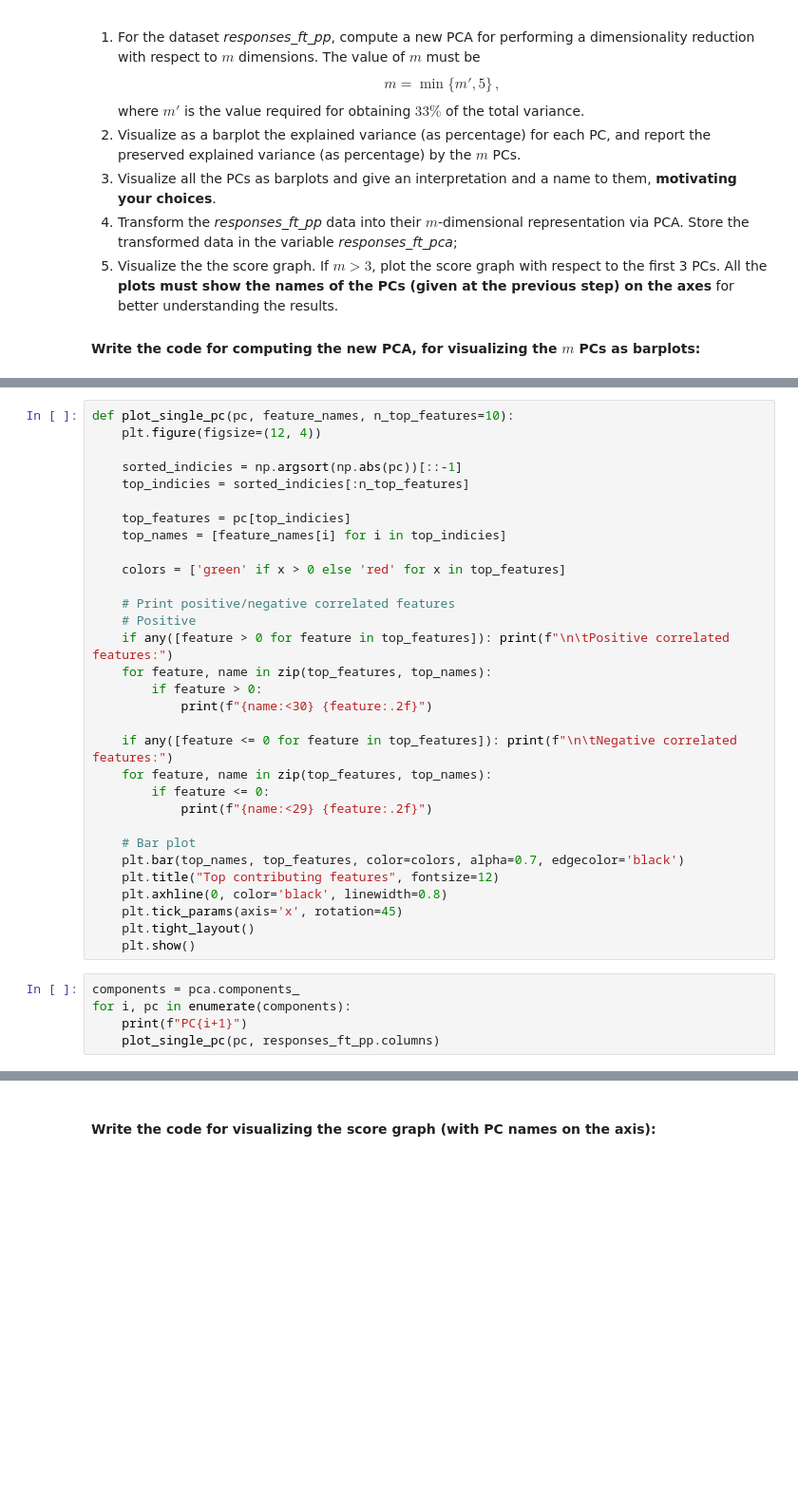
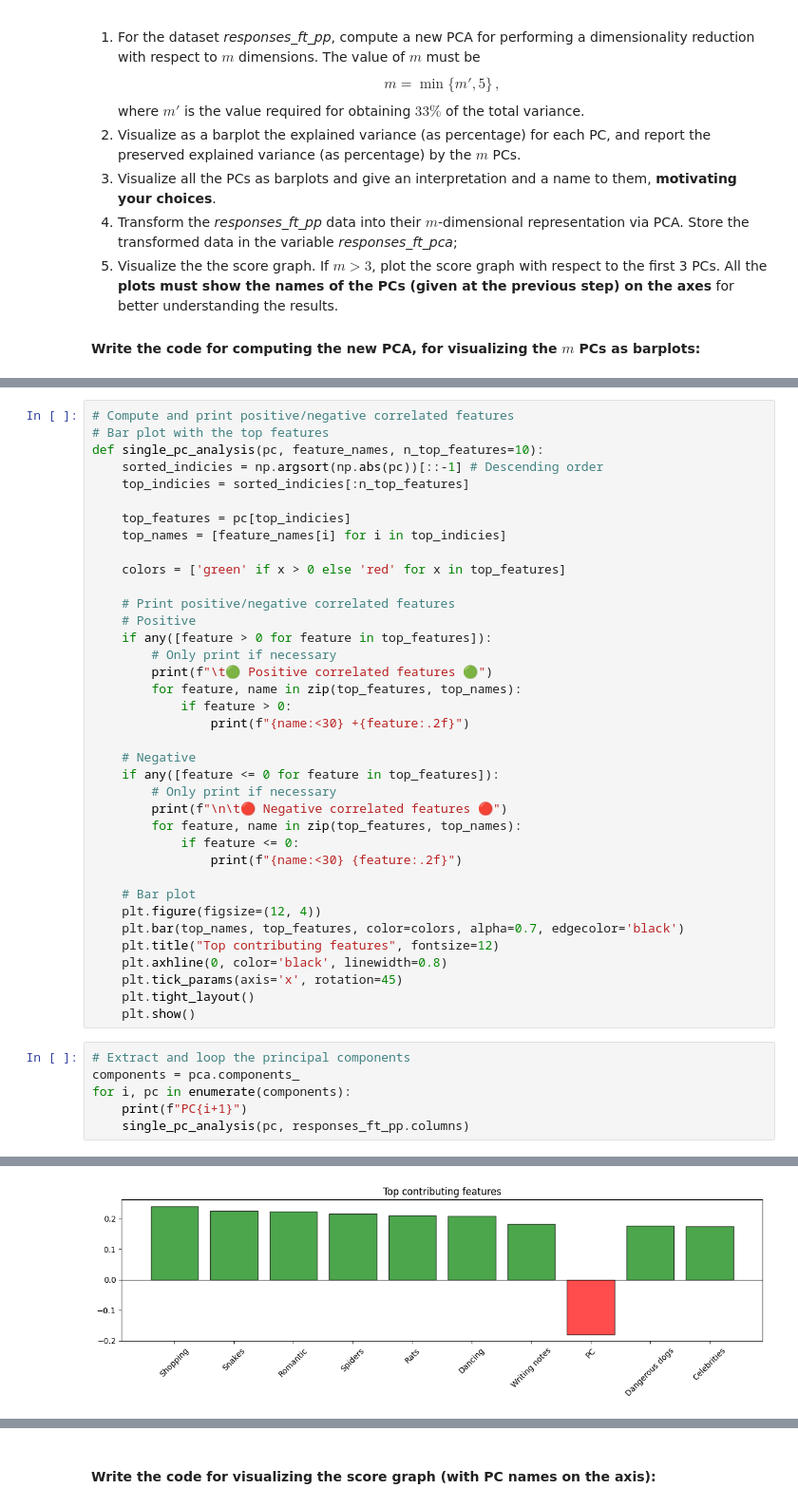
Before and after one commit to Ciovino/CLA-homework, a Jupyter notebook: PCA/HWpca_Tarantino.ipynb, the cells around one changed output, grey strips where cells are left out. Shown at 95% size. Saved outputs shown, nothing was run; the diff lists cells and outputs as text; blank space fills up the shorter version.

```diff
--- a/PCA/HWpca_Tarantino.ipynb
+++ b/PCA/HWpca_Tarantino.ipynb
@@ -367,8 +521,8 @@ plt.show()
 # %%
-def plot_single_pc(pc, feature_names, n_top_features=10):
-    plt.figure(figsize=(12, 4))
-
-    sorted_indicies = np.argsort(np.abs(pc))[::-1]
+# Compute and print positive/negative correlated features
+# Bar plot with the top features
+def single_pc_analysis(pc, feature_names, n_top_features=10):
+    sorted_indicies = np.argsort(np.abs(pc))[::-1] # Descending order
     top_indicies = sorted_indicies[:n_top_features]
 
     top_features = pc[top_indicies]
@@ -378,17 +532,23 @@ def plot_single_pc(pc, feature_names, n_top_features=10):
 
     # Print positive/negative correlated features
     # Positive
-    if any([feature > 0 for feature in top_features]): print(f"\n\tPositive correlated features:")
-    for feature, name in zip(top_features, top_names):
-        if feature > 0:
-            print(f"{name:<30} {feature:.2f}")
+    if any([feature > 0 for feature in top_features]):
+        # Only print if necessary
+        print(f"\t🟢 Positive correlated features 🟢")
+        for feature, name in zip(top_features, top_names):
+            if feature > 0:
+                print(f"{name:<30} +{feature:.2f}")
 
-    if any([feature <= 0 for feature in top_features]): print(f"\n\tNegative correlated features:")
-    for feature, name in zip(top_features, top_names):
-        if feature <= 0:
-            print(f"{name:<29} {feature:.2f}")
+    # Negative
+    if any([feature <= 0 for feature in top_features]):
+        # Only print if necessary
+        print(f"\n\t🔴 Negative correlated features 🔴")
+        for feature, name in zip(top_features, top_names):
+            if feature <= 0:
+                print(f"{name:<30} {feature:.2f}")
 
     # Bar plot
+    plt.figure(figsize=(12, 4))
     plt.bar(top_names, top_features, color=colors, alpha=0.7, edgecolor='black')
     plt.title("Top contributing features", fontsize=12)
     plt.axhline(0, color='black', linewidth=0.8)
@@ -396,7 +556,9 @@ def plot_single_pc(pc, feature_names, n_top_features=10):
     plt.tight_layout()
     plt.show()
 # %%
+# Extract and loop the principal components
 components = pca.components_
 for i, pc in enumerate(components):
     print(f"PC{i+1}")
-    plot_single_pc(pc, responses_ft_pp.columns)
+    single_pc_analysis(pc, responses_ft_pp.columns)
+# %% [output]
@@ -402,0 +579 @@ for i, pc in enumerate(components):
+[figure, added]
```
Also changed, not shown: parts of 32 cells of this notebook.
